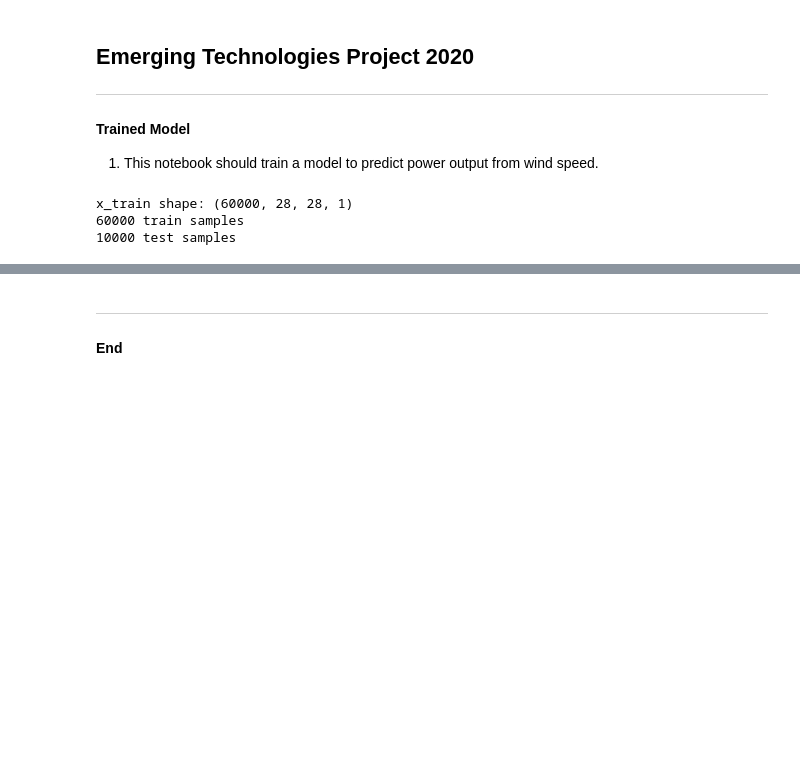
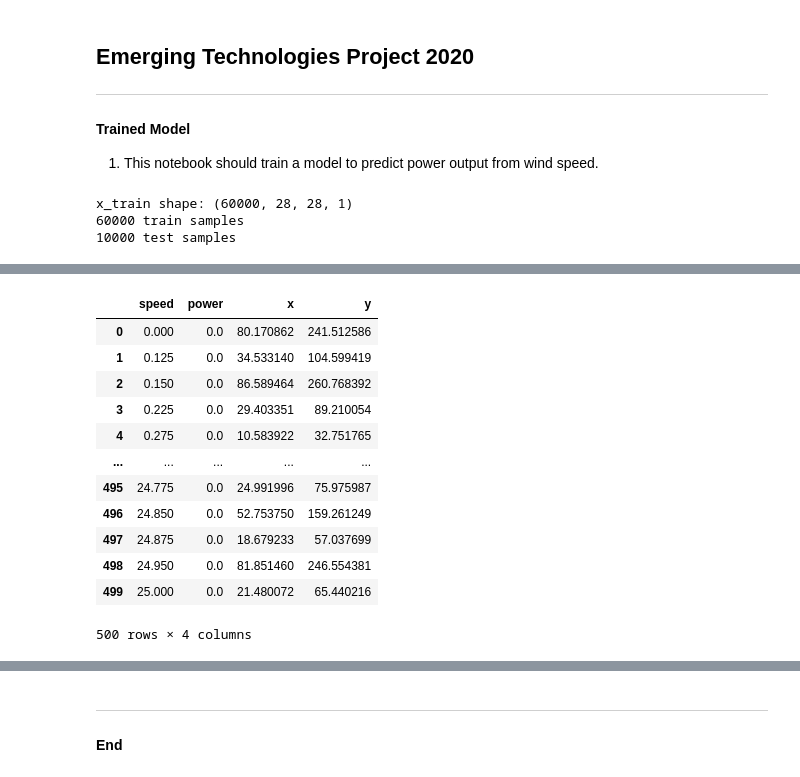
Before and after one commit to DarraghLally/Emerging_Technologies_Project, a Jupyter notebook: Emerging_Technology_Project.ipynb, the cells around one changed output, grey strips where cells are left out. Cells and saved outputs as stored; diff of their text form; code cells hidden in the pictures; blank space fills up the shorter version.

```diff
--- a/Emerging_Technology_Project.ipynb
+++ b/Emerging_Technology_Project.ipynb
@@ -46,0 +179,21 @@ x_train shape: (60000, 28, 28, 1)
+# %%
+# Create a corresponding test data frame.
+# It might be better to create one big data frame and randomly select test cases.
+test = train
+test['x'] = np.random.uniform(0.0, 100.0, 500)
+test['y'] = f(test['x'])
+test
+# %% [output]
+|  | speed | power | x | y |
+| 0 | 0.000 | 0.0 | 80.170862 | 241.512586 |
+| 1 | 0.125 | 0.0 | 34.533140 | 104.599419 |
+| 2 | 0.150 | 0.0 | 86.589464 | 260.768392 |
+| 3 | 0.225 | 0.0 | 29.403351 | 89.210054 |
+| 4 | 0.275 | 0.0 | 10.583922 | 32.751765 |
+| ... | ... | ... | ... | ... |
+| 495 | 24.775 | 0.0 | 24.991996 | 75.975987 |
+| 496 | 24.850 | 0.0 | 52.753750 | 159.261249 |
+| 497 | 24.875 | 0.0 | 18.679233 | 57.037699 |
+| 498 | 24.950 | 0.0 | 81.851460 | 246.554381 |
+| 499 | 25.000 | 0.0 | 21.480072 | 65.440216 |
+500 rows × 4 columns
```
Also changed, not shown: parts of 19 cells of this notebook.
